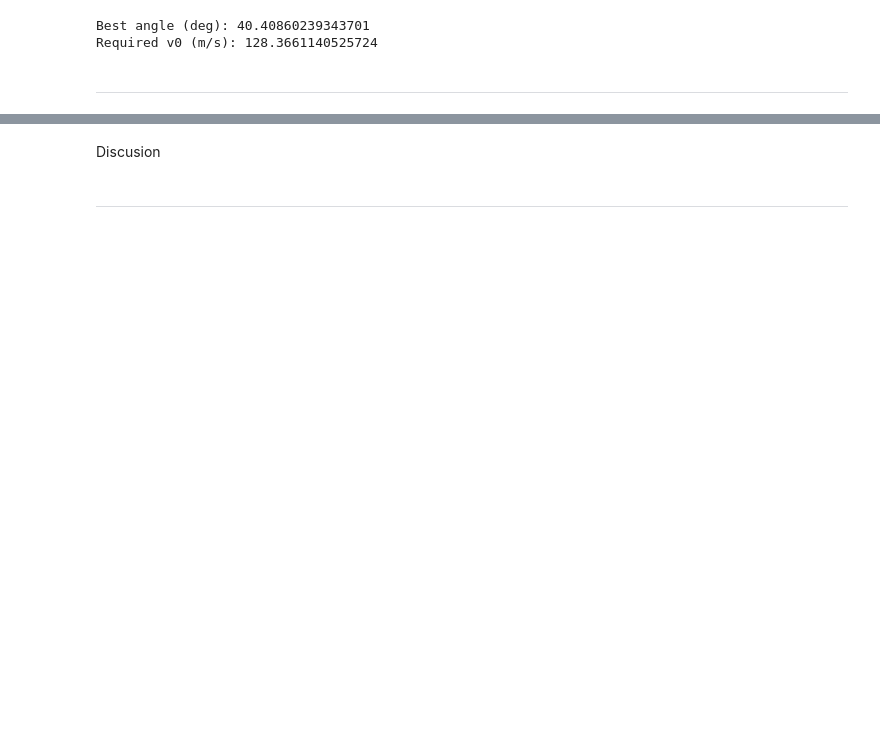
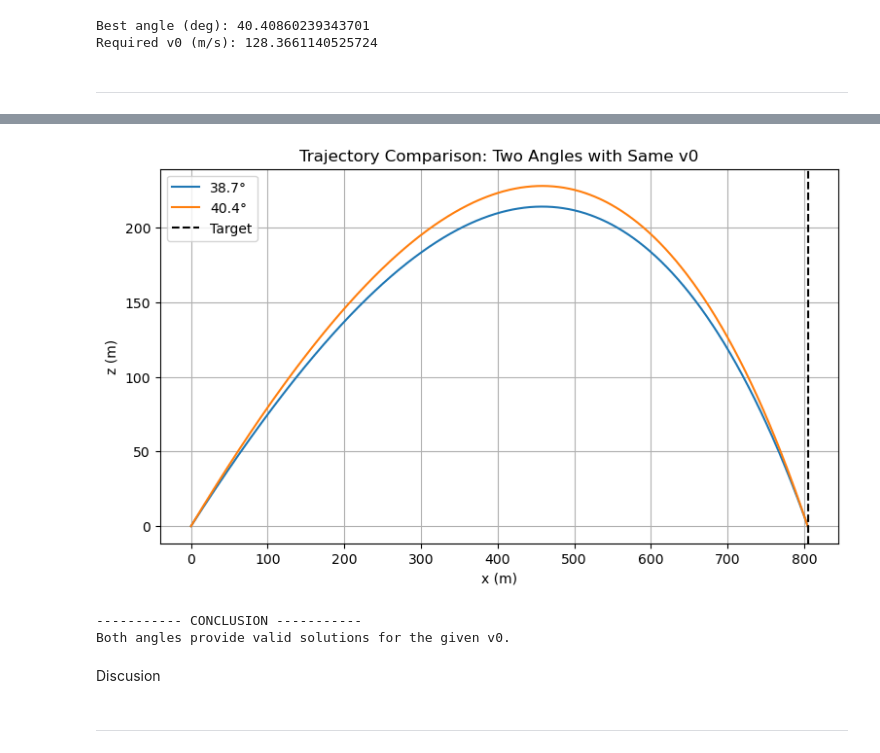
Before and after one commit to Hdog0723/Computing-Project-2, a Jupyter notebook: Project_2.ipynb, the cells around one changed output, grey strips where cells are left out. Cells and saved outputs as stored; diff of their text form; code cells hidden in the pictures; blank space fills up the shorter version.

```diff
--- a/Project_2.ipynb
+++ b/Project_2.ipynb
@@ -95,4 +294,76 @@ Required v0 (m/s): 128.3661140525724
 # %% [markdown]
 ---
 # %%
-# B)
+# Validation
+import numpy as np
+import matplotlib.pyplot as plt
+# ===============================================================
+# VALIDATION SCRIPT FOR COMPARING TWO ANGLES WITH SAME v0
+# ===============================================================
+
+# Your known solutions:
+v0_test = 128.32
+theta_low = 38.7   # from your code
+theta_high = 40.4  # from your alternative code
+Target_Range_Miles = 0.5
+target_range = Target_Range_Miles * 1609.34  # convert to meters
+
+# ---------------------------------------------------------------
+# Validate each angle by computing their true range
+# ---------------------------------------------------------------
+range_low = compute_range(v0_test, theta_low)
+range_high = compute_range(v0_test, theta_high)
+
+print("----------- VALIDATION RESULTS -----------")
+print(f"Target Range:            {target_range:.2f} m")
+print("-------------------------------------------")
+print(f"θ = {theta_low}° → Range = {range_low:.2f} m  → Error = {range_low - target_range:.2f} m")
+print(f"θ = {theta_high}° → Range = {range_high:.2f} m → Error = {range_high - target_range:.2f} m")
+print("-------------------------------------------")
+
+# ---------------------------------------------------------------
+# Plot both trajectories on the same figure for visual verification
+# ---------------------------------------------------------------
+def compute_trajectory(v0, theta_deg):
+    theta = np.radians(theta_deg)
+    vx0 = v0 * np.cos(theta)
+    vz0 = v0 * np.sin(theta)
+    y0 = np.array([0, 0, vx0, vz0])
+    return euler_vec(projectile_ode, y0, 0, 60, 0.001)
+
+
+# Compute both trajectories
+t1, Y1 = compute_trajectory(v0_test, theta_low)
+t2, Y2 = compute_trajectory(v0_test, theta_high)
+
+x1, z1 = Y1[:,0], Y1[:,1]
+x2, z2 = Y2[:,0], Y2[:,1]
+
+plt.figure(figsize=(9,5))
+plt.plot(x1, z1, label=f"{theta_low}°")
+plt.plot(x2, z2, label=f"{theta_high}°")
+
+plt.axvline(target_range, color='k', linestyle='--', label="Target")
+plt.xlabel("x (m)")
+plt.ylabel("z (m)")
+plt.title("Trajectory Comparison: Two Angles with Same v0")
+plt.legend()
+plt.grid(True)
+plt.show()
+
+# ---------------------------------------------------------------
+# Determine if both angles correctly hit the target
+# ---------------------------------------------------------------
+def hits_target(calc_range, target, tol=3.0):
+    return abs(calc_range - target) <= tol
+
+print("----------- CONCLUSION -----------")
+if hits_target(range_low, target_range) and hits_target(range_high, target_range):
+    print("Both angles provide valid solutions for the given v0.")
+elif hits_target(range_low, target_range):
+    print("Only the lower angle is valid.")
+elif hits_target(range_high, target_range):
+    print("Only the higher angle is valid.")
+else:
+    print("Neither angle reaches the target within the tolerance.")
+# %% [output]
@@ -99,3 +376,6 @@ Required v0 (m/s): 128.3661140525724
+[figure, added]
+----------- CONCLUSION -----------
+Both angles provide valid solutions for the given v0.
 # %% [markdown]
 Discusion
 # %% [markdown]
```
Also changed, not shown: parts of 4 cells of this notebook.
